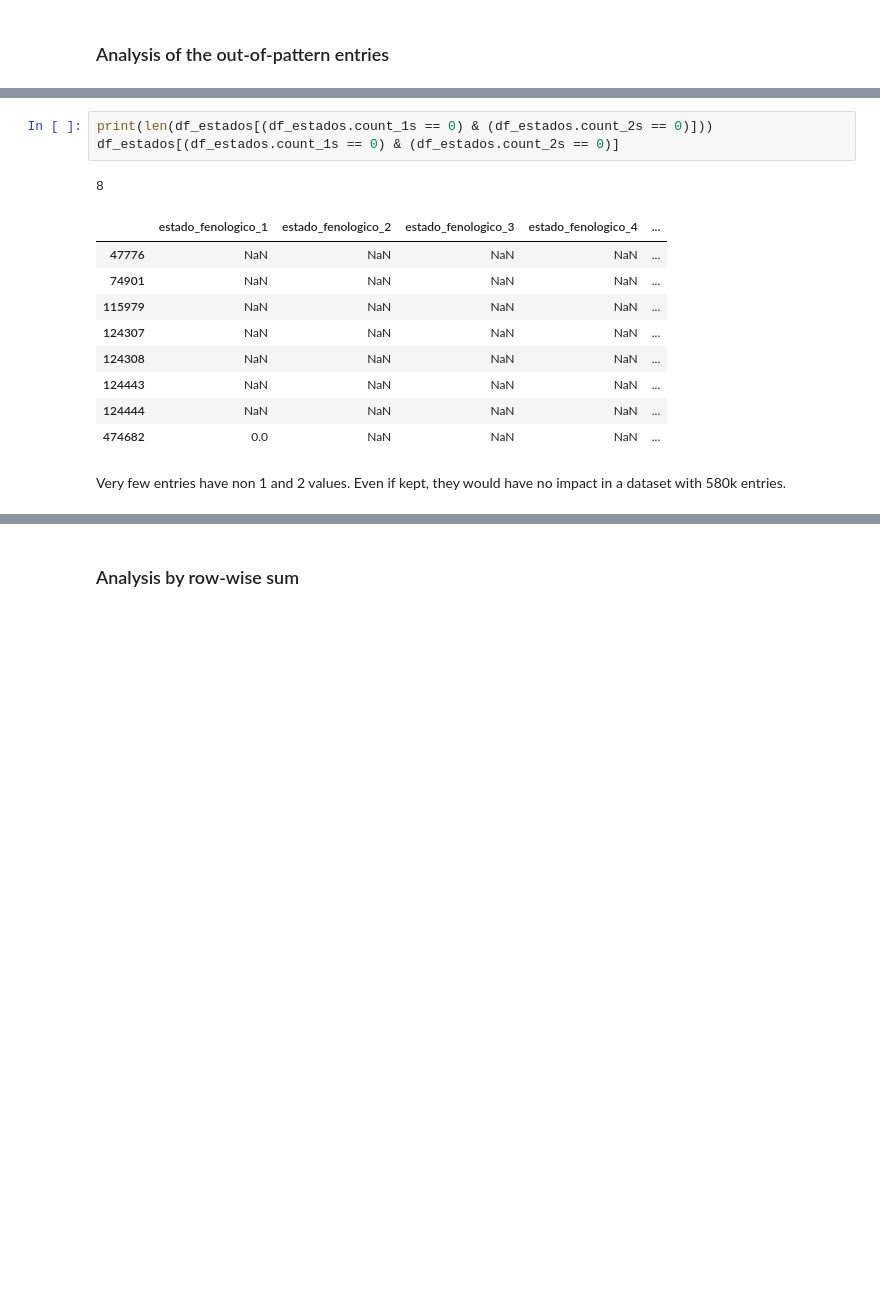
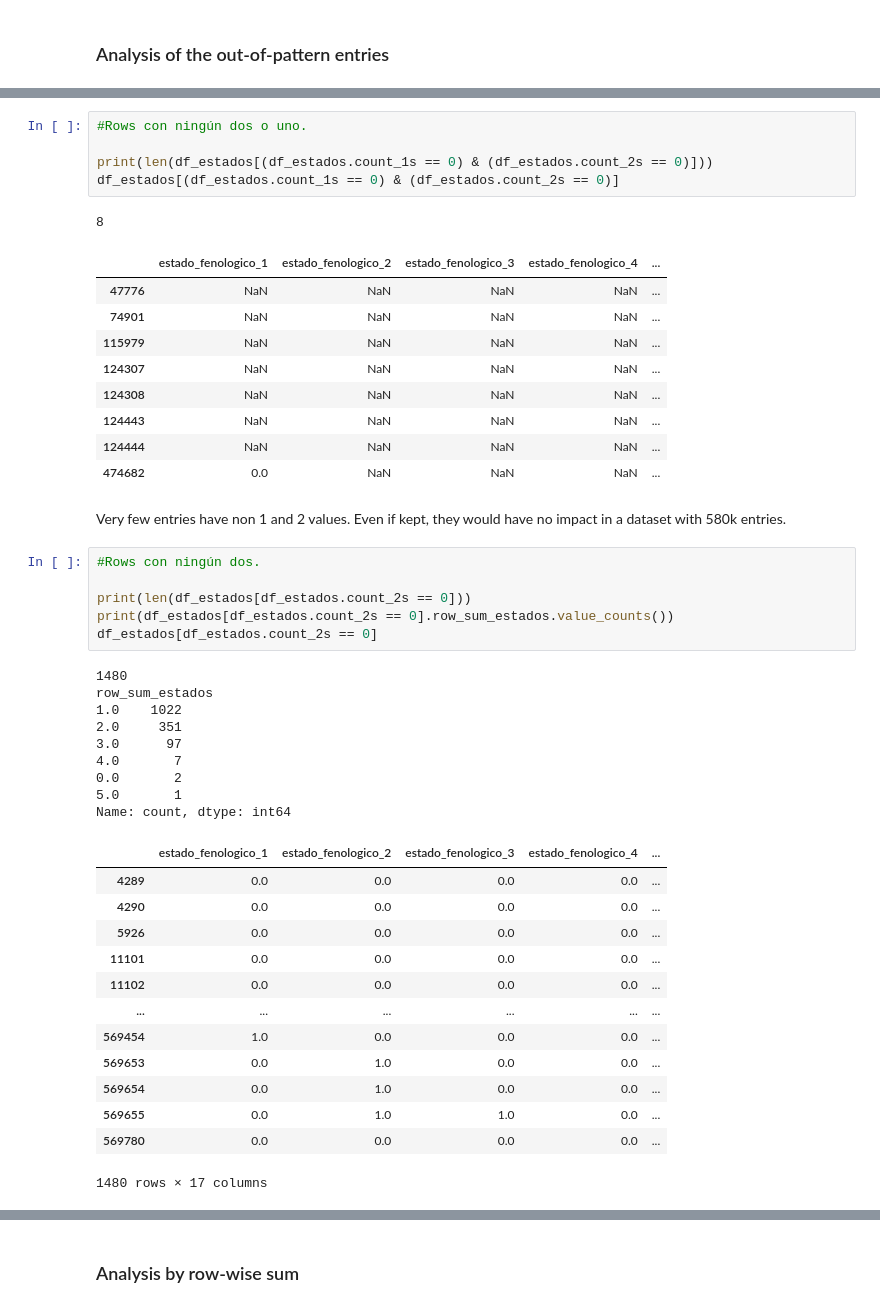
Before and after one commit to Zrive/zrive-ds-4q23-olive, a Jupyter notebook: src/EDA_Parcels/EDA_estados_fenologicos.ipynb, the cells around one changed output, grey strips where cells are left out. Saved outputs shown, nothing was run; the diff lists cells and outputs as text; blank space fills up the shorter version.

```diff
--- a/src/EDA_Parcels/EDA_estados_fenologicos.ipynb
+++ b/src/EDA_Parcels/EDA_estados_fenologicos.ipynb
@@ -135,6 +136,8 @@ df_estados[df_estados.count_2s == 2]
 | 85540 | NaN | NaN | NaN | NaN | ... |
 | 86746 | NaN | NaN | NaN | NaN | ... |
 # %%
+#Rows con ningún dos o uno.
+
 print(len(df_estados[(df_estados.count_1s == 0) & (df_estados.count_2s == 0)]))
 df_estados[(df_estados.count_1s == 0) & (df_estados.count_2s == 0)]
 # %% [output]
@@ -150,3 +153,32 @@ df_estados[(df_estados.count_1s == 0) & (df_estados.count_2s == 0)]
 | 474682 | 0.0 | NaN | NaN | NaN | ... |
 # %% [markdown]
 Very few entries have non 1 and 2 values. Even if kept, they would have no impact in a dataset with 580k entries.
+# %%
+#Rows con ningún dos.
+
+print(len(df_estados[df_estados.count_2s == 0]))
+print(df_estados[df_estados.count_2s == 0].row_sum_estados.value_counts())
+df_estados[df_estados.count_2s == 0]
+# %% [output]
+1480
+row_sum_estados
+1.0    1022
+2.0     351
+3.0      97
+4.0       7
+0.0       2
+5.0       1
+Name: count, dtype: int64
+|  | estado_fenologico_1 | estado_fenologico_2 | estado_fenologico_3 | estado_fenologico_4 | ... |
+| 4289 | 0.0 | 0.0 | 0.0 | 0.0 | ... |
+| 4290 | 0.0 | 0.0 | 0.0 | 0.0 | ... |
+| 5926 | 0.0 | 0.0 | 0.0 | 0.0 | ... |
+| 11101 | 0.0 | 0.0 | 0.0 | 0.0 | ... |
+| 11102 | 0.0 | 0.0 | 0.0 | 0.0 | ... |
+| ... | ... | ... | ... | ... | ... |
+| 569454 | 1.0 | 0.0 | 0.0 | 0.0 | ... |
+| 569653 | 0.0 | 1.0 | 0.0 | 0.0 | ... |
+| 569654 | 0.0 | 1.0 | 0.0 | 0.0 | ... |
+| 569655 | 0.0 | 1.0 | 1.0 | 0.0 | ... |
+| 569780 | 0.0 | 0.0 | 0.0 | 0.0 | ... |
+1480 rows × 17 columns
```
Also changed, not shown: parts of 3 cells of this notebook.
